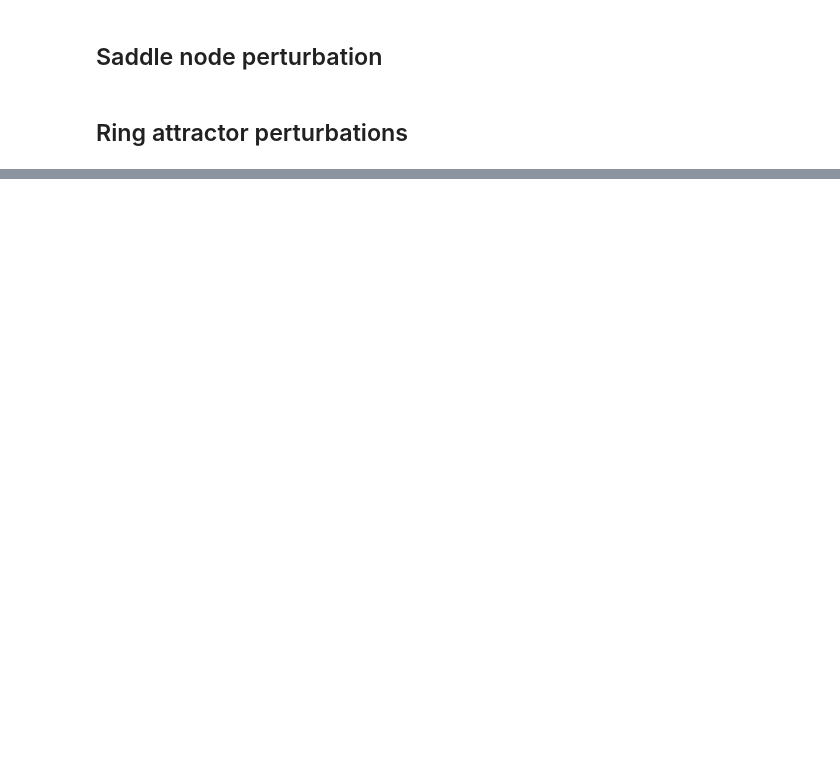
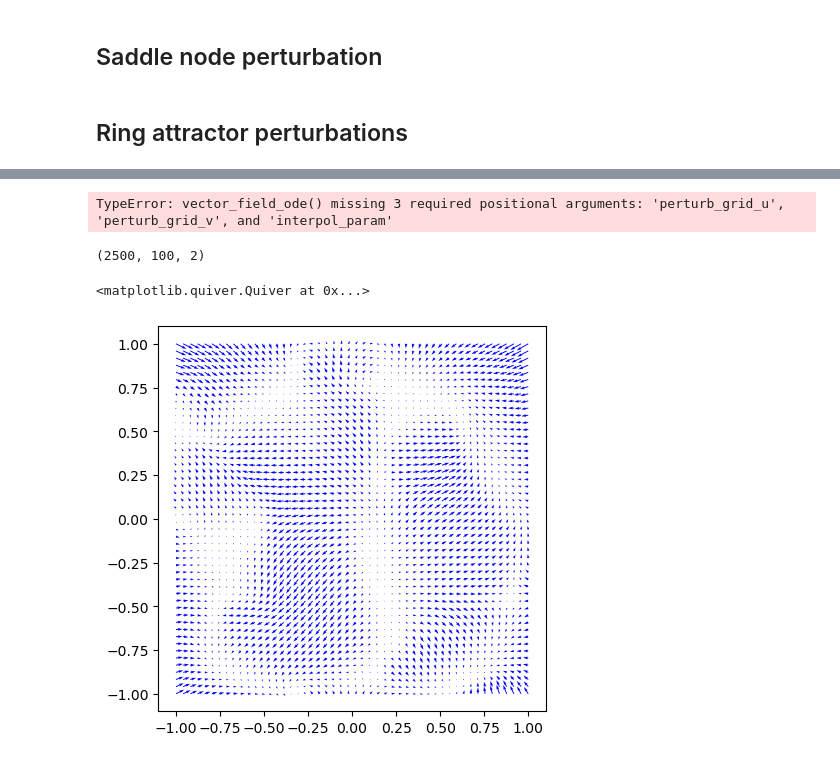
Before and after one commit to Asagodi/topological_diversity, a Jupyter notebook: Stability/videos/vector_field_animation.ipynb, the cells around one changed output, grey strips where cells are left out. Saved outputs shown, nothing was run; the diff lists cells and outputs as text; code cells hidden in the pictures; blank space fills up the shorter version.

```diff
--- a/Stability/videos/vector_field_animation.ipynb
+++ b/Stability/videos/vector_field_animation.ipynb
@@ -964,0 +1085,21 @@ animation = make_streamline_animation_from_fixed_vf(f'ring_1s_ngrid{n_grid}',
+# %%
+grid_size = 50
+x = np.linspace(-1, 1, grid_size)
+y = np.linspace(-1, 1, grid_size)
+grid_x, grid_y = np.meshgrid(x, y)
+x0s = np.vstack([grid_x.ravel(), grid_y.ravel()]).T
+vf = create_vf(perturb_grid_u, perturb_grid_v, interpol_param=1)
+v0s = np.array([ra_ode(0, x0, vector_field_ode) for x0 in x0s])
+t_eval, x_traj_grid, v_traj_grid = integrate_system_multi(vector_field_ode, ra_ode, x0s, v0s, perturb_grid_u, perturb_grid_v, interpol_param=1, T=1, dt=0.01)
+# %% [output]
+TypeError: vector_field_ode() missing 3 required positional arguments: 'perturb_grid_u', 'perturb_grid_v', and 'interpol_param'
+# %%
+v_traj_grid.shape
+# %% [output]
+(2500, 100, 2)
+# %%
+fig, ax = plt.subplots(figsize=(5,5))
+plt.quiver(grid_x, grid_y, v0s[:,0].reshape(grid_size, grid_size), v0s[:,1].reshape(grid_size, grid_size), color='blue')
+# %% [output]
+<matplotlib.quiver.Quiver at 0x...>
+[figure, added]
```
Also changed, not shown: parts of 22 cells of this notebook.
